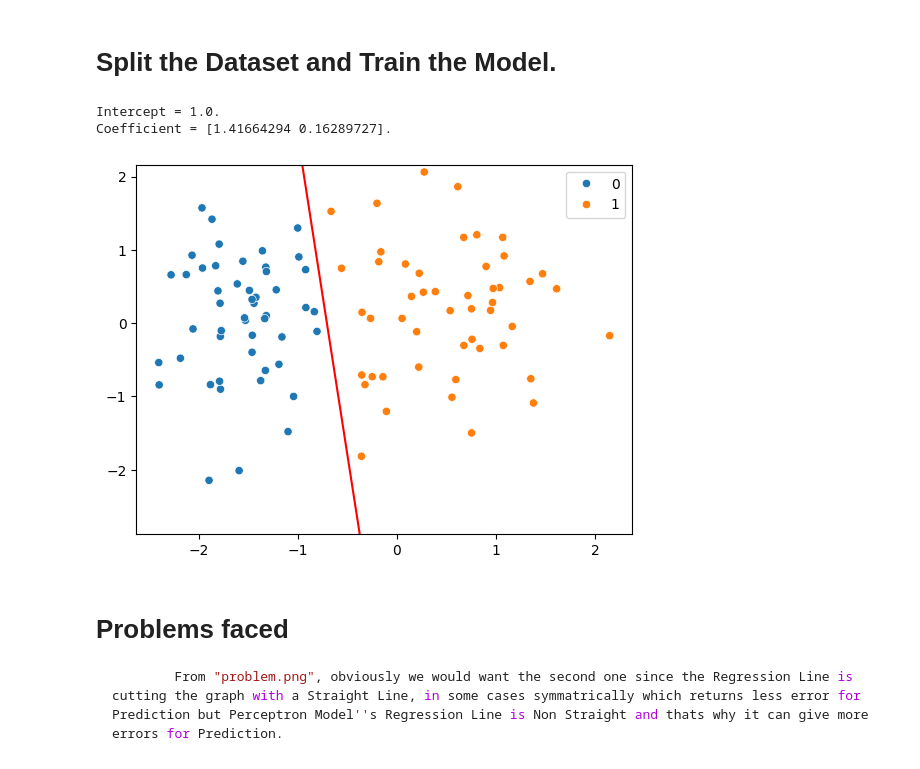
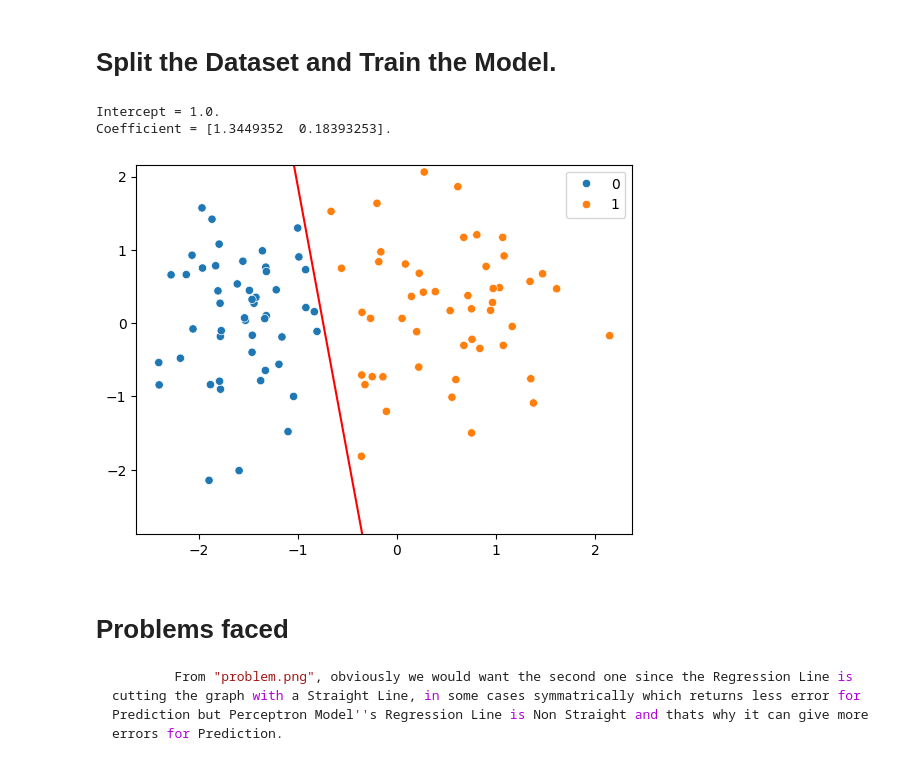
Before and after one commit to speedy1601/Data-Science-Library, a Jupyter notebook: Machine Learning/Logistic Regression/Code/1. Perceptron/Logistic_regression_perceptron_trick.ipynb, the cells around one changed output. Drawn from its saved outputs; the diff is of its cells as text; code cells hidden in the pictures.

````diff
--- a/Machine Learning/Logistic Regression/Code/1. Perceptron/Logistic_regression_perceptron_trick.ipynb
+++ b/Machine Learning/Logistic Regression/Code/1. Perceptron/Logistic_regression_perceptron_trick.ipynb
@@ -66,7 +66,7 @@ class Logistic_Perceptron: # I didn't put the predict function because campusx d
             random_index = np.random.randint(low=0, high=n) # Scalar.
             x, y = x_train[random_index], y_train[random_index] # Scalar, Scalar.
 
-            y_hat = np.dot(W, x) > 0 # means line's total_weight > 0. dot((3), (3)) = Scalar.
+            y_hat = int(np.dot(W, x) > 0) # means line's total_weight > 0. dot((3), (3)) = Scalar.
             W = W + (y - y_hat) * self.lr * x # (3).
 
         self.intercept, self.coeff_ = W[0], W[1:]
@@ -75,35 +75,35 @@ class Logistic_Perceptron: # I didn't put the predict function because campusx d
         print(f"Coefficient = {self.coeff_}.")
 
 def main():
     #               Create Dataset, split it for training and testing, fit it to the model.
 
     X, y = make_classification(n_samples=100, n_features=2, n_informative=1, n_redundant=0,
                                n_classes=2, n_clusters_per_class=1, random_state=41, hypercube=False, class_sep=10)
 
     x_train, x_test, y_train, y_test = train_test_split(X, y, test_size=0.2, random_state=2) # (80, 2), (20, 2), (80), (20).
 
     lp = Logistic_Perceptron(learning_rate=0.1, epochs=1000) # To see how it works, watch "perceptron.gif".
     lp.fit(x_train, y_train)
 
     #               Drawing the Boundary Line. (Explained in "2.Logistic Regression Line.pdf" in Theory folder)
 
     m = -(lp.coeff_[0] / lp.coeff_[1]) # -(A/B)
     b = -(lp.intercept / lp.coeff_[1]) # -(Intercept/B)
 
     x_axis, y_axis = X[:, 0], X[:, 1] # The First Column, the Second Column.
     x_line = np.array([x_axis.min(), x_axis.max()])
     y_line = m * x_line + b
 
     sns.scatterplot(x = x_axis, y = y_axis, hue=y)
     sns.lineplot(x = x_line, y = y_line, color='red')
     plt.ylim((y_axis.min() + 0.1, y_axis.max() + 0.1))
 
 if __name__ == "__main__":
     main()
 # %% [output]
 Intercept = 1.0.
-Coefficient = [1.41664294 0.16289727].
+Coefficient = [1.3449352  0.18393253].
-[figure, old version]
+[figure, new version]
 # %% [markdown]
 #                                                       Problems faced
 ```js
````
